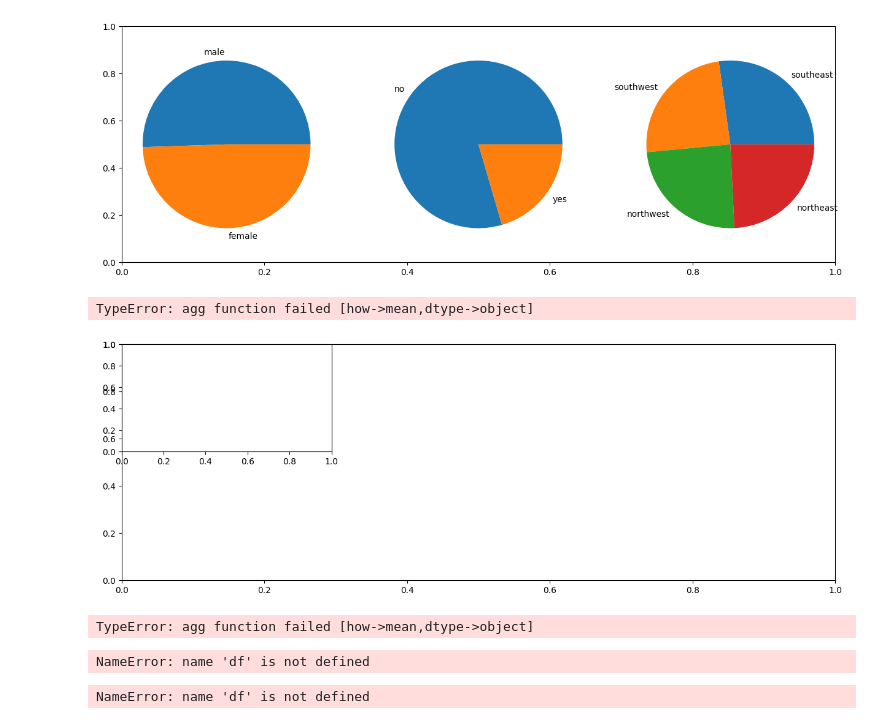
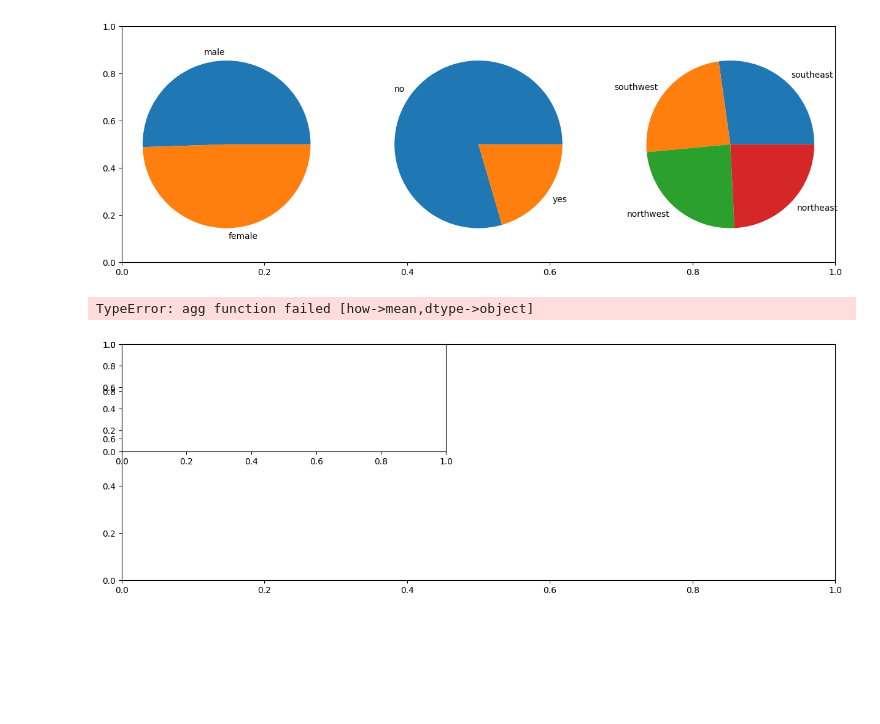
Before and after one commit to robinsingh-rs/data-science-portfolio, a Jupyter notebook: medical insurance price prediction/Untitled-1.ipynb, the cells around one changed output. Saved outputs shown, nothing was run; the diff lists cells and outputs as text; code cells hidden in the pictures; blank space fills up the shorter version.

```diff
--- a/medical insurance price prediction/Untitled-1.ipynb
+++ b/medical insurance price prediction/Untitled-1.ipynb
@@ -60,22 +73,10 @@ plt.show()
 # %%
 feature = ['sex', 'smoker', 'region', 'children']
 plt.subplots(figsize=(15,5))
 for i, col in enumerate(feature):
-    plt.subplot(2, 3, i+1)
+    plt.subplot(2, 2, i+1)
     df.groupby(col).mean()['expenses'].plot.bar()
 plt.show()
 # %% [output]
 TypeError: agg function failed [how->mean,dtype->object]
-[figure, old version]
+[figure, new version]
-# %%
-df.groupby('region').mean()
-# %% [output]
-TypeError: agg function failed [how->mean,dtype->object]
-# %%
-df
-# %% [output]
-NameError: name 'df' is not defined
-# %%
-df.info()
-# %% [output]
-NameError: name 'df' is not defined
```
Also changed, not shown: parts of 7 cells of this notebook.
